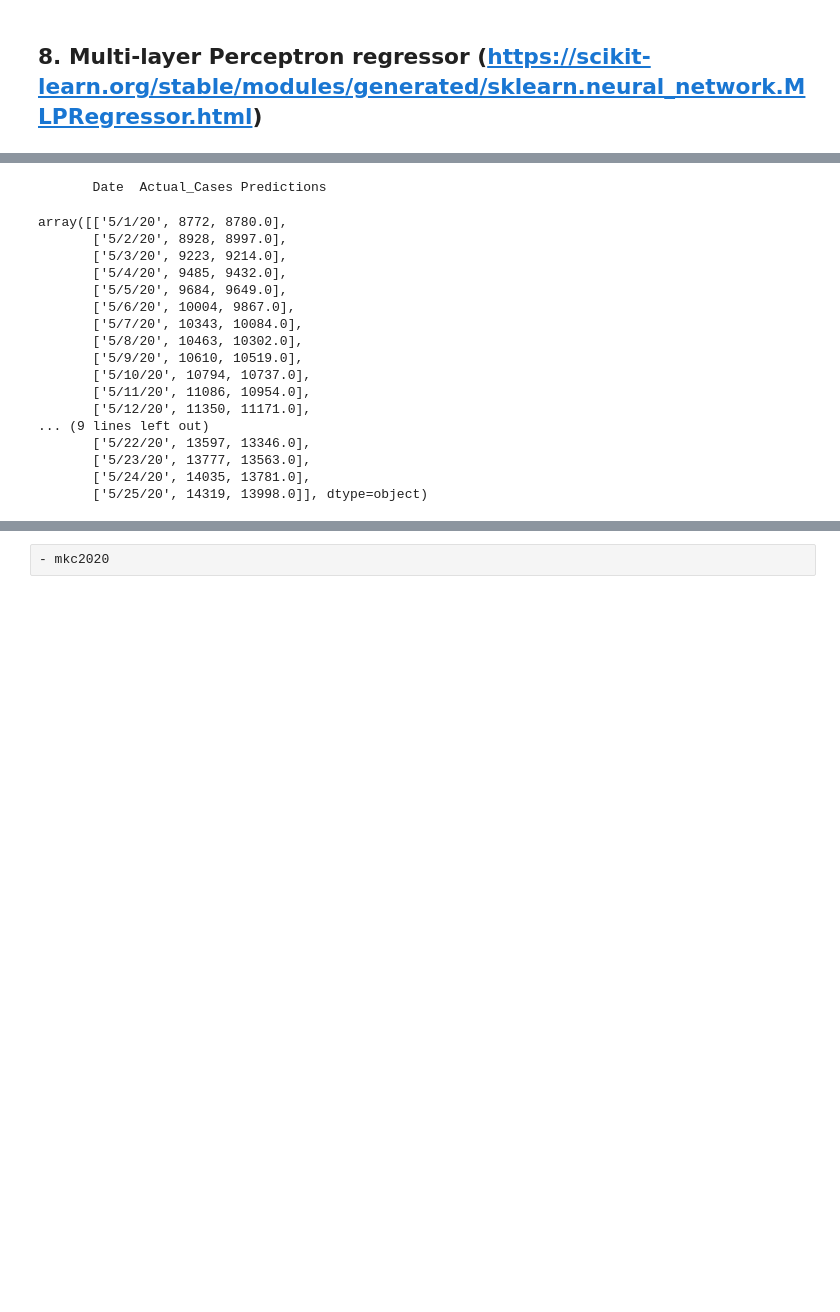
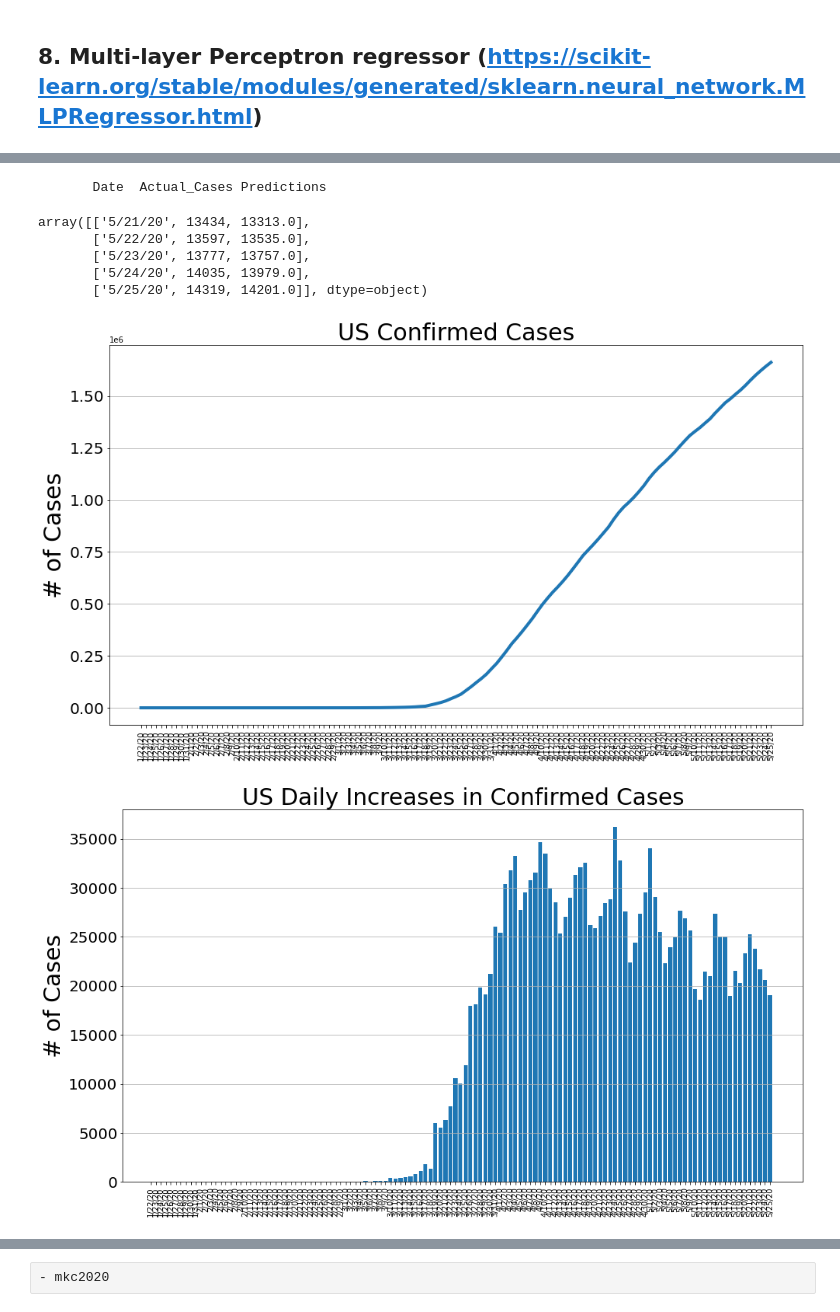
Before and after one commit to melvincabatuan/COVID_Notebooks, a Jupyter notebook: COVID19-Simple-Forecast.ipynb, the cells around one changed output, grey strips where cells are left out. Cells and saved outputs as stored; diff of their text form; code cells hidden in the pictures; blank space fills up the shorter version.

```diff
--- a/COVID19-Simple-Forecast.ipynb
+++ b/COVID19-Simple-Forecast.ipynb
@@ -476,22 +476,17 @@ plt.show()
 # %%
 print('       Date ', 'Actual_Cases', 'Predictions')
-np.c_[dates[100:], philippine_cases[100:], np.ceil(mlp_predictions[100:])]
+np.c_[dates[120:], philippine_cases[120:], np.ceil(mlp_predictions[120:])]
 # %% [output]
        Date  Actual_Cases Predictions
-array([['5/1/20', 8772, 8780.0],
-       ['5/2/20', 8928, 8997.0],
-       ['5/3/20', 9223, 9214.0],
-       ['5/4/20', 9485, 9432.0],
-       ['5/5/20', 9684, 9649.0],
-       ['5/6/20', 10004, 9867.0],
-       ['5/7/20', 10343, 10084.0],
-       ['5/8/20', 10463, 10302.0],
-       ['5/9/20', 10610, 10519.0],
-       ['5/10/20', 10794, 10737.0],
-       ['5/11/20', 11086, 10954.0],
-       ['5/12/20', 11350, 11171.0],
-... (9 lines left out)
-       ['5/22/20', 13597, 13346.0],
-       ['5/23/20', 13777, 13563.0],
-       ['5/24/20', 14035, 13781.0],
-       ['5/25/20', 14319, 13998.0]], dtype=object)
+array([['5/21/20', 13434, 13313.0],
+       ['5/22/20', 13597, 13535.0],
+       ['5/23/20', 13777, 13757.0],
+       ['5/24/20', 14035, 13979.0],
+       ['5/25/20', 14319, 14201.0]], dtype=object)
+# %%
+country = 'US'
+us_cases, us_deaths, us_recoveries, daily_increase, daily_death,daily_recovery = get_data(country)
+country_plot(dates, us_cases, daily_increase, daily_death, daily_recovery, country)
+# %% [output]
+[figure, added]
+[figure, added]
```
Also changed, not shown: parts of 7 cells of this notebook.
